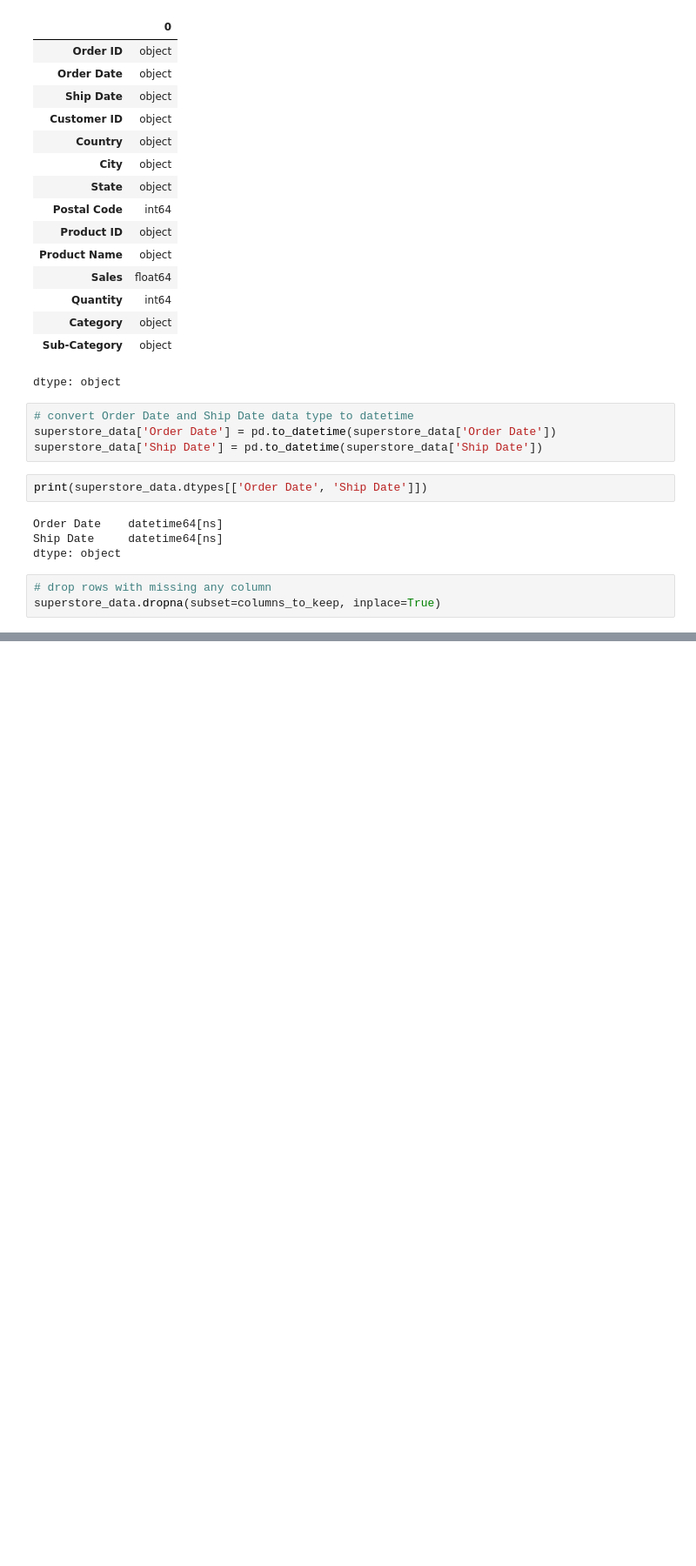
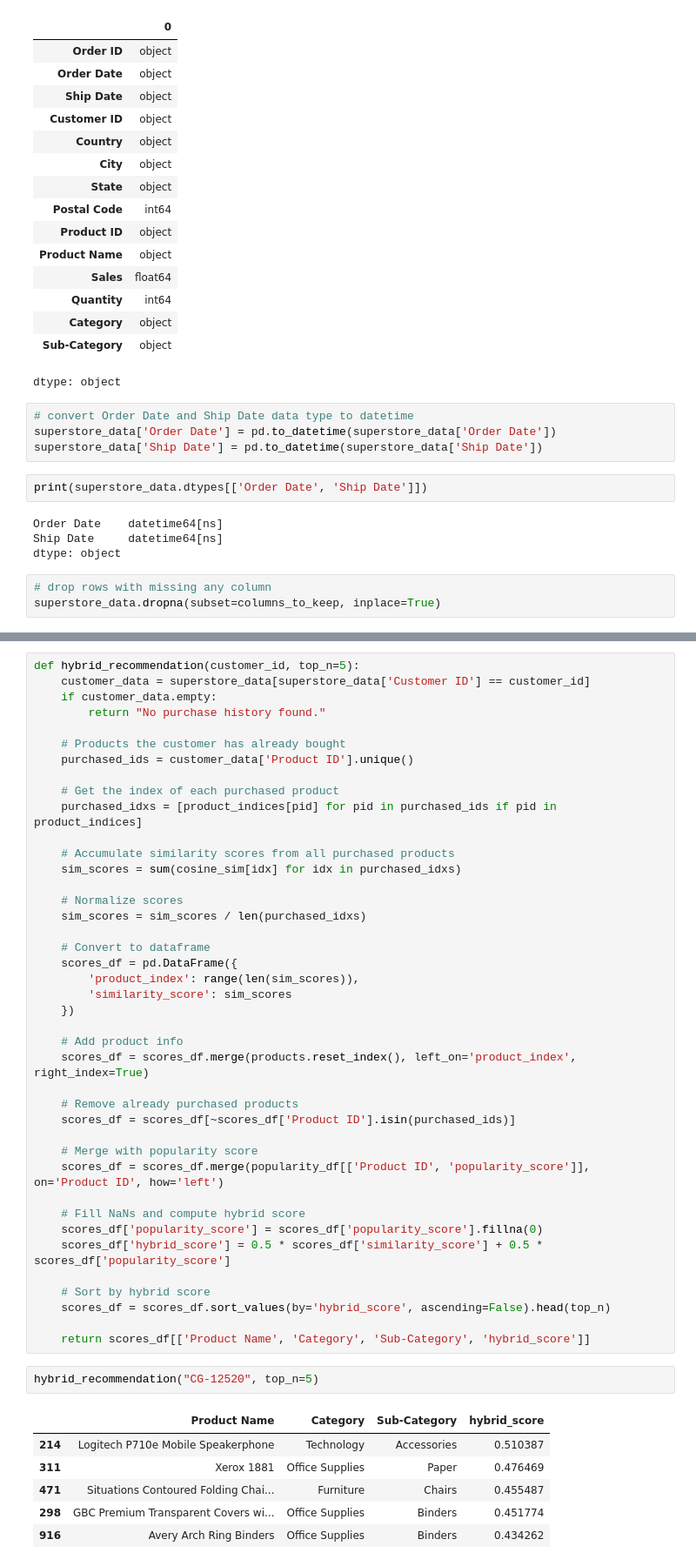
Before and after one commit to nancy-kataria/NexBuy, a Jupyter notebook: product_matching.ipynb, the cells around one changed output, grey strips where cells are left out. Shown at 87% size. Drawn from its saved outputs; the diff is of its cells as text; blank space fills up the shorter version.

```diff
--- a/product_matching.ipynb
+++ b/product_matching.ipynb
@@ -60,0 +225,50 @@ superstore_data.dropna(subset=columns_to_keep, inplace=True)
+# %%
+def hybrid_recommendation(customer_id, top_n=5):
+    customer_data = superstore_data[superstore_data['Customer ID'] == customer_id]
+    if customer_data.empty:
+        return "No purchase history found."
+
+    # Products the customer has already bought
+    purchased_ids = customer_data['Product ID'].unique()
+
+    # Get the index of each purchased product
+    purchased_idxs = [product_indices[pid] for pid in purchased_ids if pid in product_indices]
+
+    # Accumulate similarity scores from all purchased products
+    sim_scores = sum(cosine_sim[idx] for idx in purchased_idxs)
+
+    # Normalize scores
+    sim_scores = sim_scores / len(purchased_idxs)
+
+    # Convert to dataframe
+    scores_df = pd.DataFrame({
+        'product_index': range(len(sim_scores)),
+        'similarity_score': sim_scores
+    })
+
+    # Add product info
+    scores_df = scores_df.merge(products.reset_index(), left_on='product_index', right_index=True)
+
+    # Remove already purchased products
+    scores_df = scores_df[~scores_df['Product ID'].isin(purchased_ids)]
+
+    # Merge with popularity score
+    scores_df = scores_df.merge(popularity_df[['Product ID', 'popularity_score']], on='Product ID', how='left')
+
+    # Fill NaNs and compute hybrid score
+    scores_df['popularity_score'] = scores_df['popularity_score'].fillna(0)
+    scores_df['hybrid_score'] = 0.5 * scores_df['similarity_score'] + 0.5 * scores_df['popularity_score']
+
+    # Sort by hybrid score
+    scores_df = scores_df.sort_values(by='hybrid_score', ascending=False).head(top_n)
+
+    return scores_df[['Product Name', 'Category', 'Sub-Category', 'hybrid_score']]
+# %%
+hybrid_recommendation("CG-12520", top_n=5)
+# %% [output]
+|  | Product Name | Category | Sub-Category | hybrid_score |
+| 214 | Logitech P710e Mobile Speakerphone | Technology | Accessories | 0.510387 |
+| 311 | Xerox 1881 | Office Supplies | Paper | 0.476469 |
+| 471 | Situations Contoured Folding Chai... | Furniture | Chairs | 0.455487 |
+| 298 | GBC Premium Transparent Covers wi... | Office Supplies | Binders | 0.451774 |
+| 916 | Avery Arch Ring Binders | Office Supplies | Binders | 0.434262 |
```
Also changed, not shown: parts of 21 cells of this notebook.
